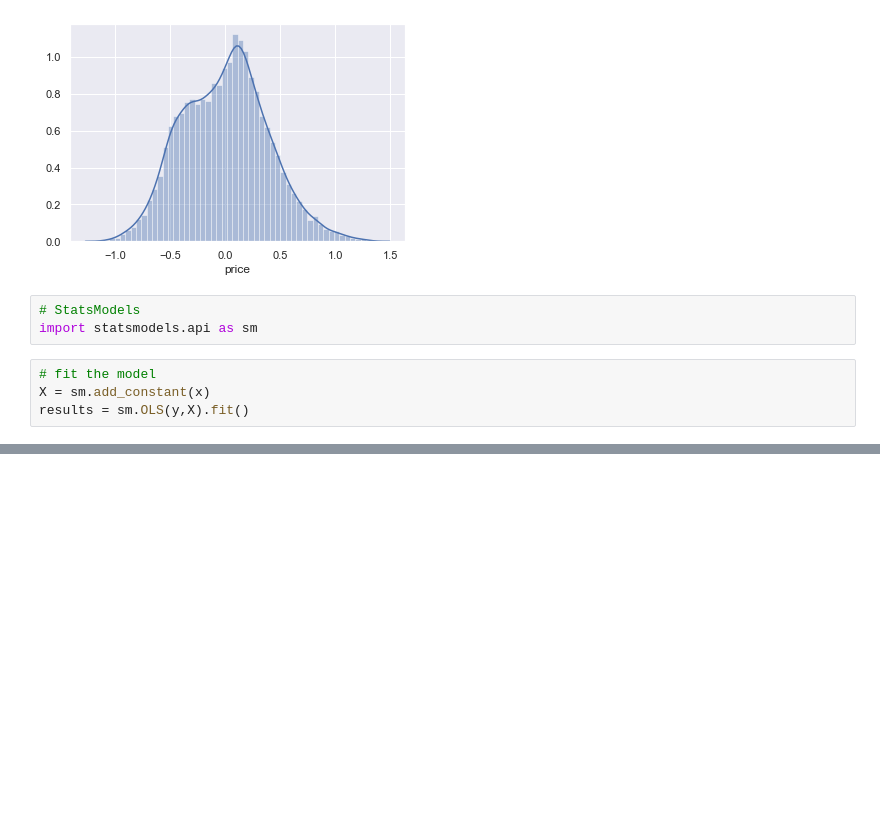
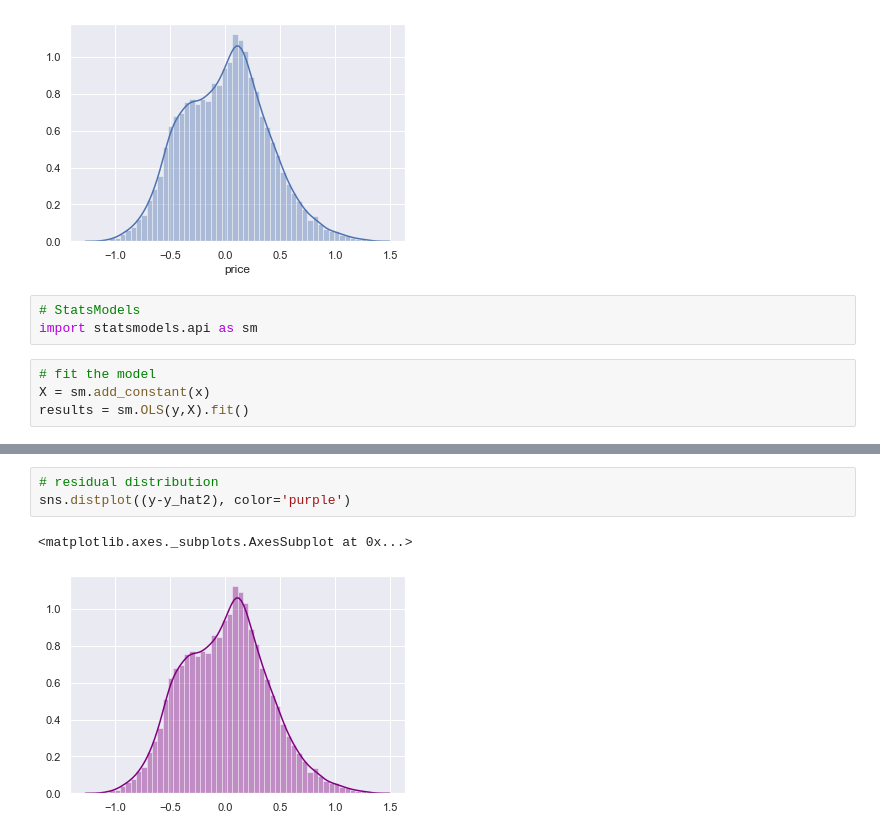
Before and after one commit to nortonlyr/MachineLearningExercises, a Jupyter notebook: Simple_LinearRegression_Ex/Simple_Linear_Regression_Ex.ipynb, the cells around one changed output, grey strips where cells are left out. Drawn from its saved outputs; the diff is of its cells as text; blank space fills up the shorter version.

```diff
--- a/Simple_LinearRegression_Ex/Simple_Linear_Regression_Ex.ipynb
+++ b/Simple_LinearRegression_Ex/Simple_Linear_Regression_Ex.ipynb
@@ -151,0 +186,6 @@ results.summary()
+# %%
+# residual distribution
+sns.distplot((y-y_hat2), color='purple')
+# %% [output]
+<matplotlib.axes._subplots.AxesSubplot at 0x...>
+[figure, added]
```
Also changed, not shown: parts of 3 cells of this notebook.
